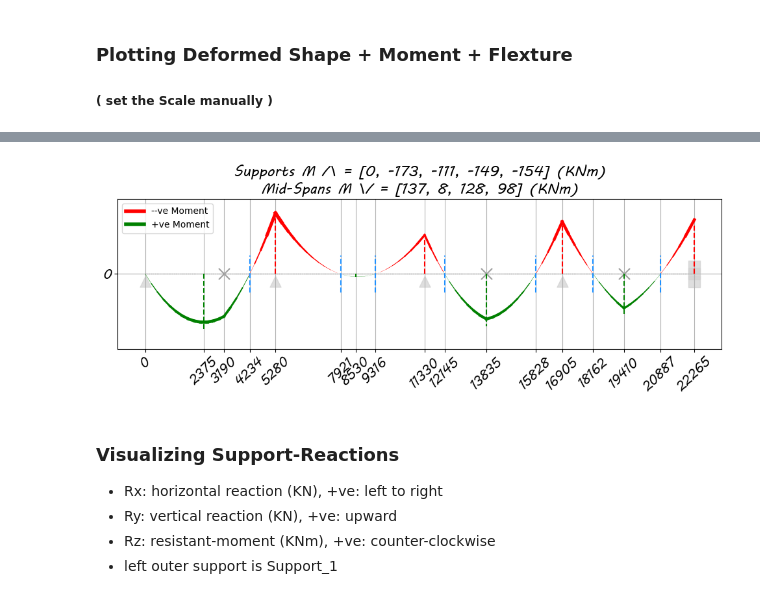
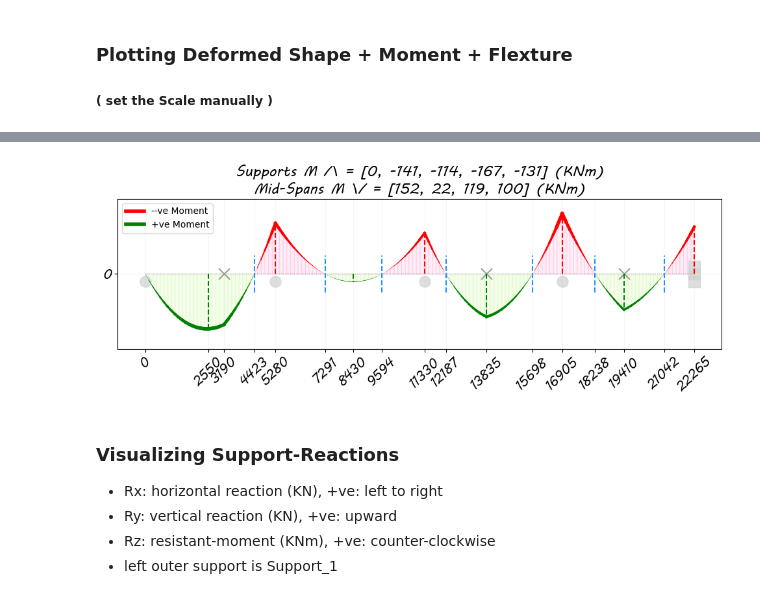
Before and after one commit to seyed7seyed/P_Delta_Analysis, a Jupyter notebook: P_Delta_Analysis_of_2D_Beams_ver_07.ipynb, the cells around one changed output, grey strips where cells are left out. Saved outputs shown, nothing was run; the diff lists cells and outputs as text; code cells hidden in the pictures.

```diff
--- a/P_Delta_Analysis_of_2D_Beams_ver_07.ipynb
+++ b/P_Delta_Analysis_of_2D_Beams_ver_07.ipynb
@@ -249,18 +252,18 @@ There are 7 beams
 # %%
 # input
 
-# material  ---  Modulus of Elasticity  ---  Concrete = 30  ---  Steel = 20  ---  (KN/mm2)
+# material  ---  Modulus of Elasticity  ---  Concrete = 30  ---  Steel = 200  ---  (KN/mm2)
 Ec = 30
 E_Beams = [ Ec ] * nBeams_Main
 
 
 # sections
 # (input)        (auto)
-b,h = 300,600;   s1 = [ b*h, b*h**3/12 ]
-b,h = 300,750;   s2 = [ b*h, b*h**3/12 ]
-b,h = 300,800;   s3 = [ b*h, b*h**3/12 ]
+b,h = 500,900;   s1 = [ b*h, b*h**3/12 ]
+b,h = 500,950;   s2 = [ b*h, b*h**3/12 ]
+b,h = 600,950;   s3 = [ b*h, b*h**3/12 ]
 
-Sections = [ s1, s1, s2, s3, s2, s1, s3 ]
+Sections = [ s3, s3, s1, s2, s2, s1, s1 ]
 
 
 # rectangular Distributed Load on Beams  (KN/mm)
@@ -303,0 +307,22 @@ Beams.head(3)
+# %%
+def Beam_Color( Beams ):
+
+    Colors = ['dodgerblue','deeppink','lawngreen','orange','purple','olive','pink']
+    df = Beams[['E','A','I']].copy()
+
+    df_Set = df.copy().drop_duplicates()
+    df_Set.index = range( df_Set.shape[0] )
+    df_Set['C'] = Colors[:df_Set.shape[0]]
+
+    C = []
+    for j in range(df.shape[0]):
+        A = df.loc[j,'A']
+        I = df.loc[j,'I']
+        for i in range(df_Set.shape[0]):
+            set_A, set_I, set_C = df_Set.loc[i,['A','I','C']]
+            if set_A==A and set_I==I: C.append(set_C)
+
+    return C
+
+
+Beams['C'] = Beam_Color( Beams )
@@ -1315,9 +1433,12 @@ def Plot_Moment( Points, CnB,NB, wBay, M_MIN, M_MAX, Flex ):
         y1 = MR[i]*.75
         x = [x0,x1]
         y = [-y0,-y1]
-        if Beam_Moment[i] >=0:  c='g'
-        else                 :  c='r'
-        ax.plot( x, y, lw=LW[i], c=c, ls='-' )
+        if Beam_Moment[i] >=0:
+            ax.plot( x, y, lw=LW[i], c='g', ls='-' )
+            ax.fill_between( x, [0,0], y, color='lawngreen', alpha=0.07 )
+        else                 :
+            ax.plot( x, y, lw=LW[i], c='r', ls='-' )
+            ax.fill_between( x, [0,0], y, color='deeppink' , alpha=0.07 )
 
     for x in Flex:
         x0 = x
@@ -1374,35 +1495,35 @@ def Plot_Moment( Points, CnB,NB, wBay, M_MIN, M_MAX, Flex ):
     xtks = np.array(Xwalk,dtype='f8')
     ax.set_xticks( xtks )
     plt.xticks(font='MV BOLI',rotation=45,fontsize=14)
 
     # yticks
     Ywalk = [0]
     ytks = np.array(Ywalk,dtype='f8')
     ax.set_yticks( ytks )
     plt.yticks(font='MV BOLI',rotation=0,fontsize=14)
 
     # legend
     ax.plot( [0,0], [0,0], lw=4, c='r', ls='-', label='--ve Moment' )
     ax.plot( [0,0], [0,0], lw=4, c='g', ls='-', label='+ve Moment' )
     plt.legend()
 
     # ylim
     plt.ylim([-1,+1])
 
     # grid
-    plt.grid('on')
+    plt.grid('on',alpha=.1)
 
     # save image
     plt.savefig('Moment.png', dpi=120)
     plt.show()
 
     return None
 
 
 # input --- deformed-shape
 Plot_Moment( Points, CnB,NB, wBay, M_MIN, M_MAX, Flex )
 # %% [output]
-[figure, old version]
+[figure, new version]
 # %% [markdown]
 #####
 ### Visualizing Support-Reactions
```
Also changed, not shown: parts of 17 cells of this notebook.
